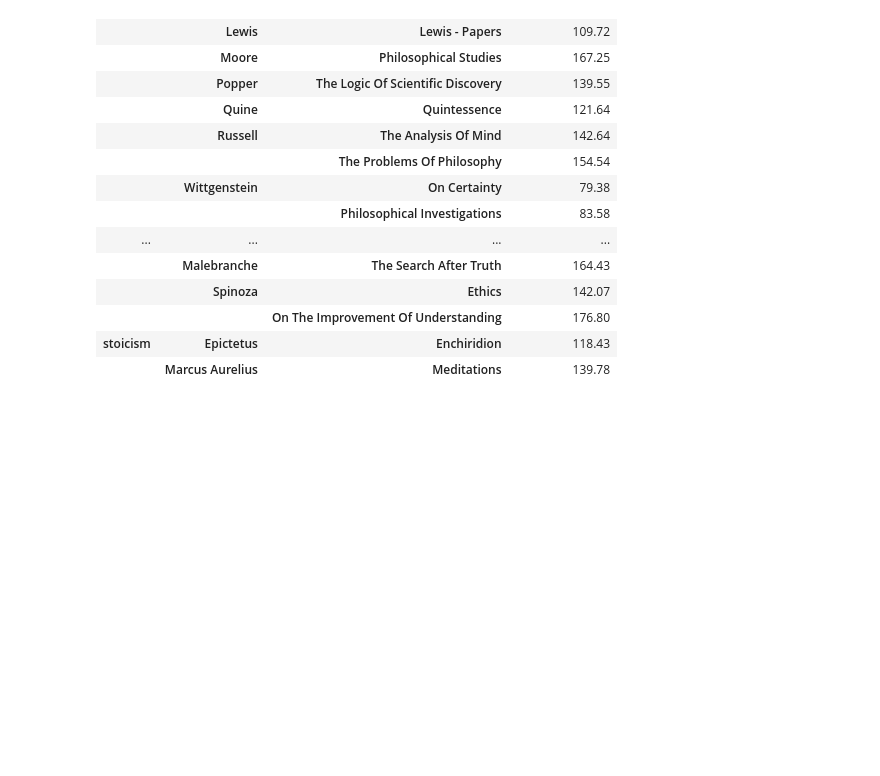
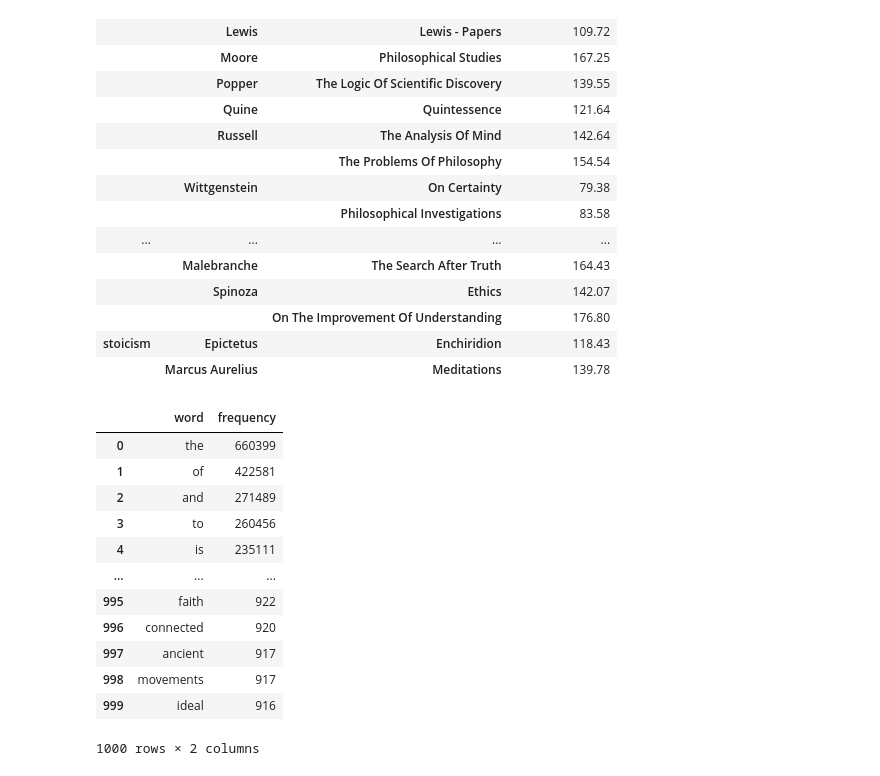
Before and after one commit to jacobacollins/History-of-Philosophy, a Jupyter notebook: Clustering-Model.ipynb, the cells around one changed output. Drawn from its saved outputs; the diff is of its cells as text; code cells hidden in the pictures; blank space fills up the shorter version.

```diff
--- a/Clustering-Model.ipynb
+++ b/Clustering-Model.ipynb
@@ -105,0 +118,17 @@ pd.DataFrame(ndf.groupby(by=['school','author','title']).sentence_length.mean().
+# %%
+word_freq = pd.DataFrame(nltk.FreqDist(words).most_common(1000), columns = ['word', 'frequency'])
+word_freq
+# %% [output]
+|  | word | frequency |
+| 0 | the | 660399 |
+| 1 | of | 422581 |
+| 2 | and | 271489 |
+| 3 | to | 260456 |
+| 4 | is | 235111 |
+| ... | ... | ... |
+| 995 | faith | 922 |
+| 996 | connected | 920 |
+| 997 | ancient | 917 |
+| 998 | movements | 917 |
+| 999 | ideal | 916 |
+1000 rows × 2 columns
```
Also changed, not shown: parts of 3 cells of this notebook.
